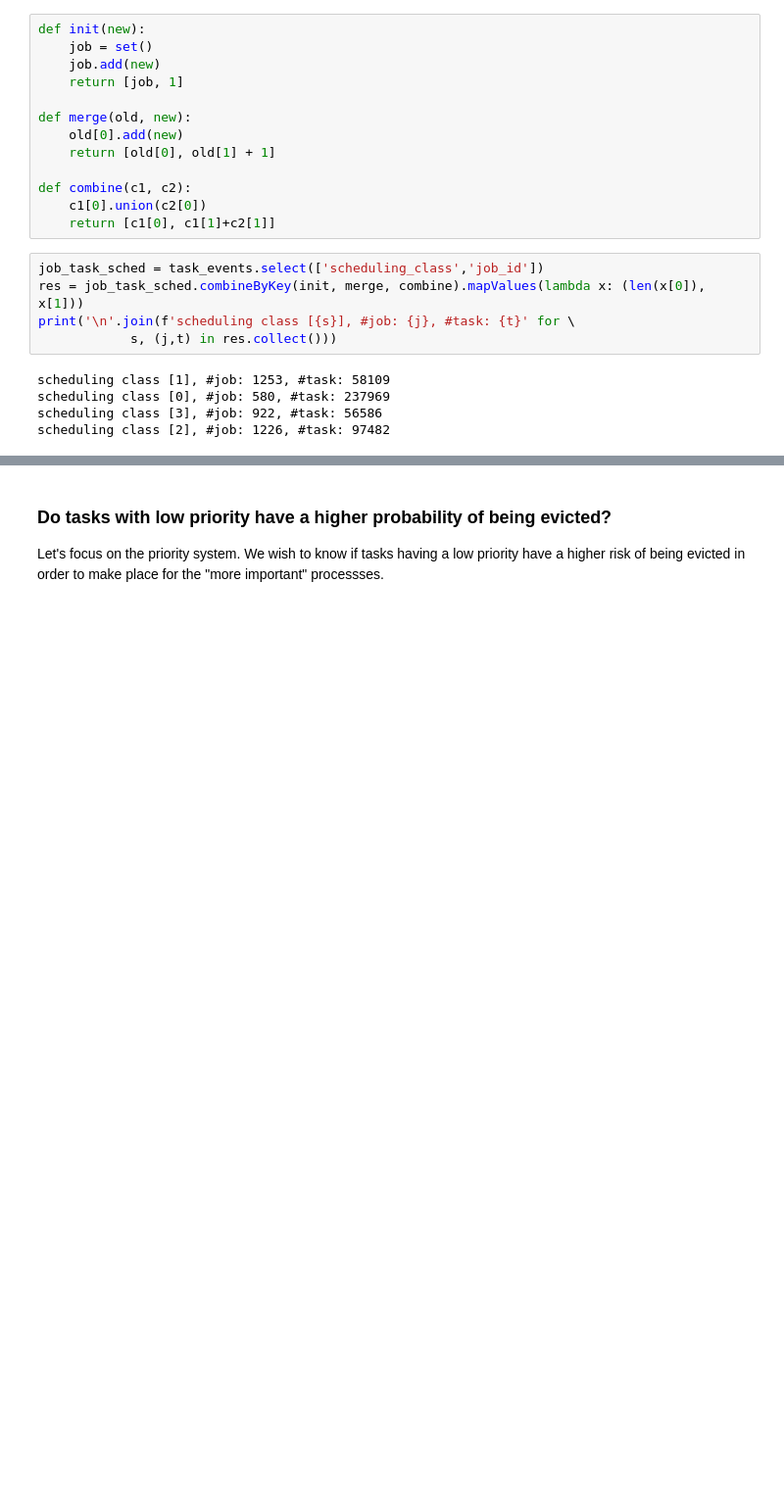
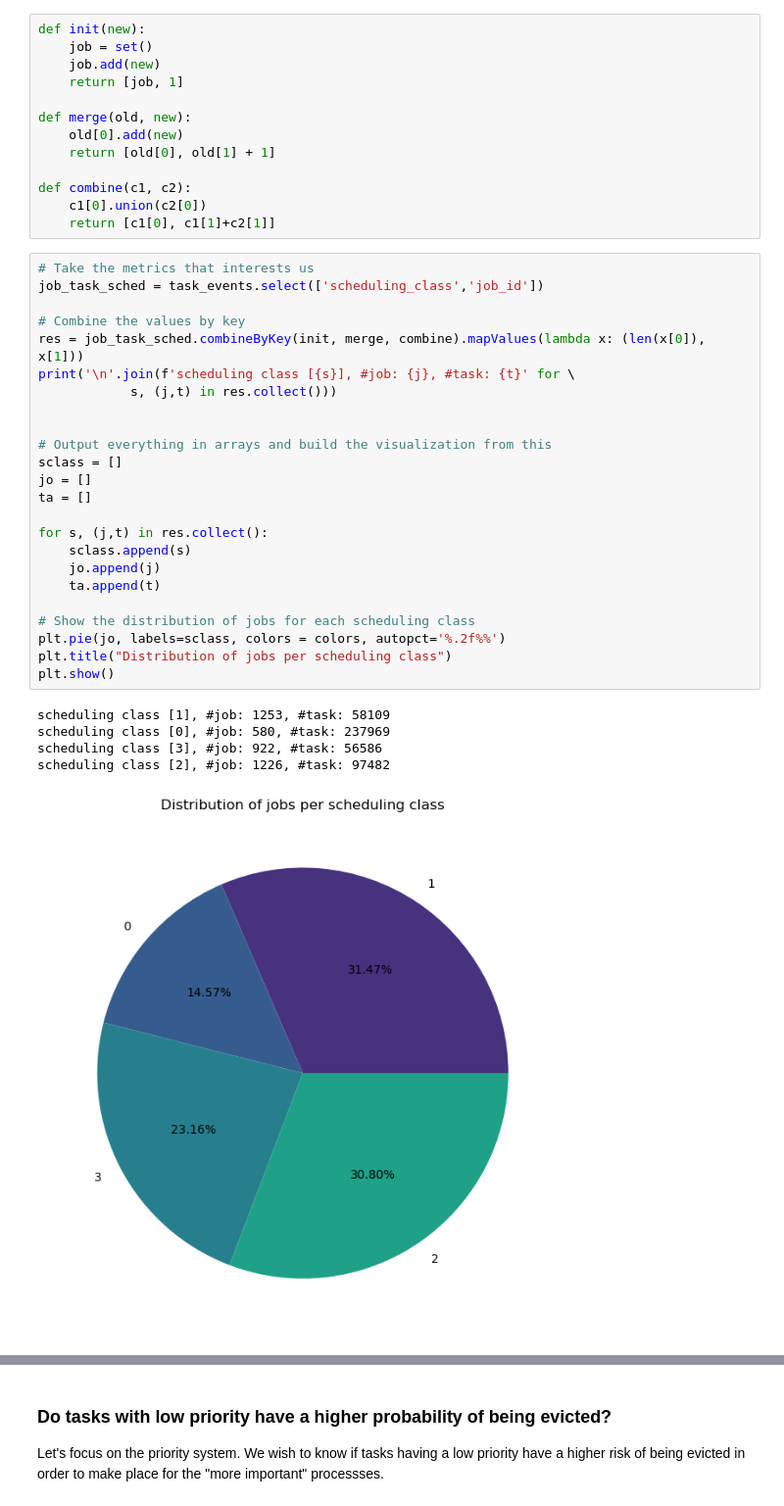
Before and after one commit to templierw/spark_lab, a Jupyter notebook: lab.ipynb, the cells around one changed output, grey strips where cells are left out. Shown at 98% size. Cells and saved outputs as stored; diff of their text form; blank space fills up the shorter version.

```diff
--- a/lab.ipynb
+++ b/lab.ipynb
@@ -131,12 +151,32 @@ def combine(c1, c2):
     c1[0].union(c2[0])
     return [c1[0], c1[1]+c2[1]]
 # %%
+# Take the metrics that interests us
 job_task_sched = task_events.select(['scheduling_class','job_id'])
+
+# Combine the values by key
 res = job_task_sched.combineByKey(init, merge, combine).mapValues(lambda x: (len(x[0]), x[1]))
 print('\n'.join(f'scheduling class [{s}], #job: {j}, #task: {t}' for \
             s, (j,t) in res.collect()))
+
+
+# Output everything in arrays and build the visualization from this
+sclass = []
+jo = []
+ta = []
+
+for s, (j,t) in res.collect():
+    sclass.append(s)
+    jo.append(j)
+    ta.append(t)
+
+# Show the distribution of jobs for each scheduling class
+plt.pie(jo, labels=sclass, colors = colors, autopct='%.2f%%')
+plt.title("Distribution of jobs per scheduling class")
+plt.show()
 # %% [output]
 scheduling class [1], #job: 1253, #task: 58109
 scheduling class [0], #job: 580, #task: 237969
 scheduling class [3], #job: 922, #task: 56586
 scheduling class [2], #job: 1226, #task: 97482
+[figure, added]
```
Also changed, not shown: parts of 26 cells of this notebook.
